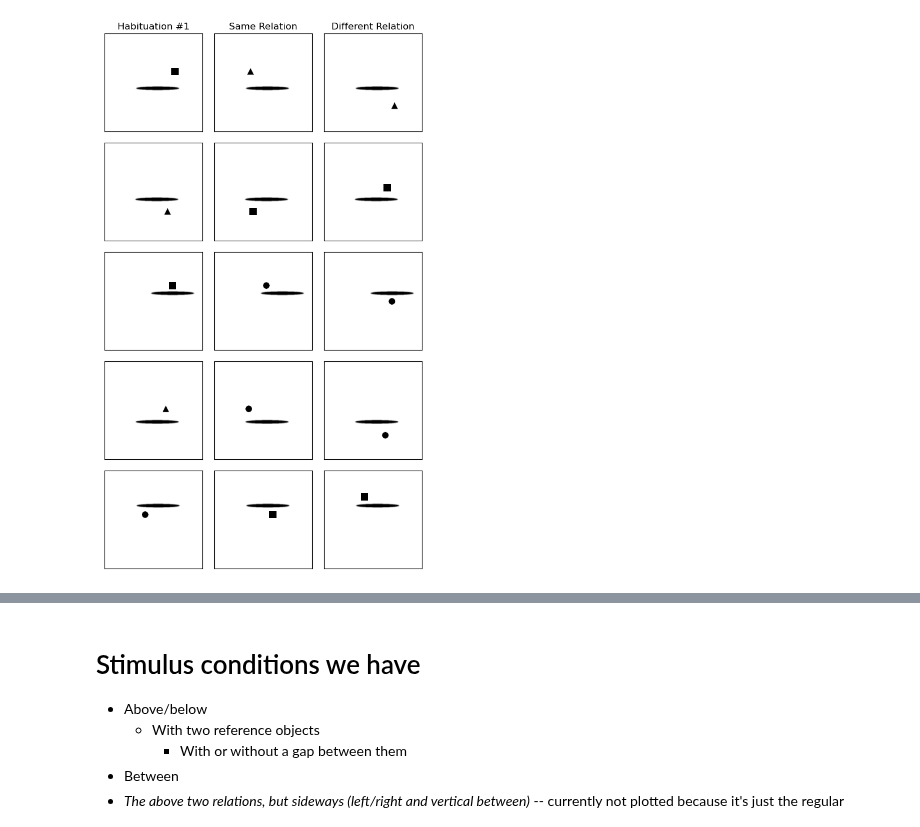
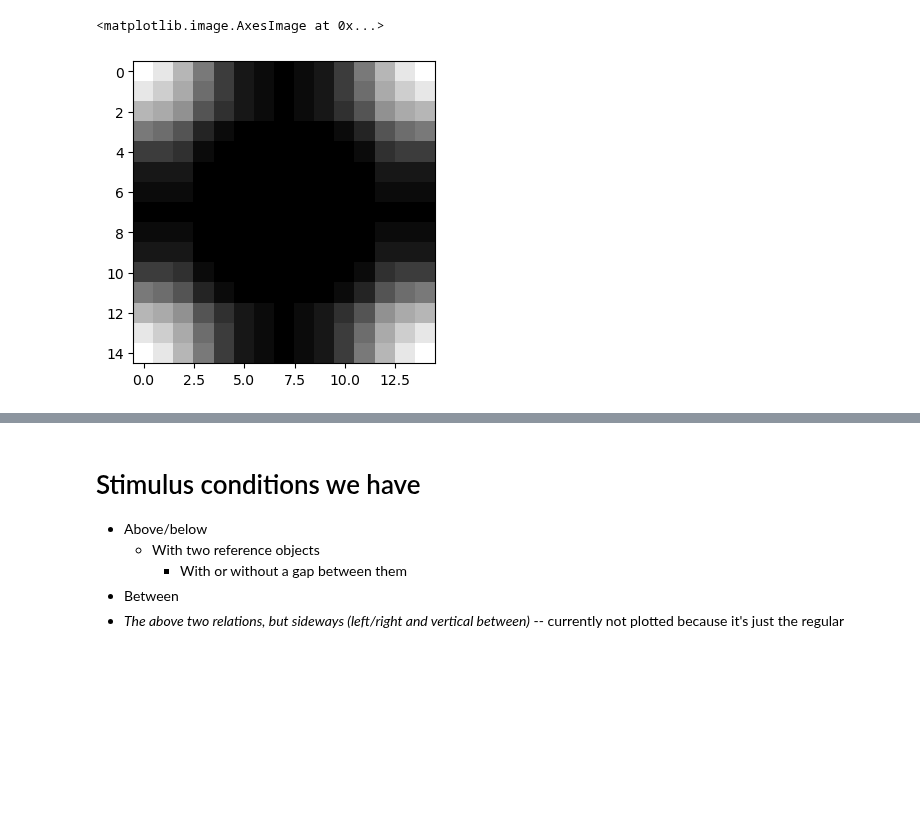
Before and after one commit to guydav/simple-relational-reasoning, a Jupyter notebook: notebooks/QuinnEmbeddingDebugging.ipynb, the cells around one changed output, grey strips where cells are left out. Saved outputs shown, nothing was run; the diff lists cells and outputs as text; code cells hidden in the pictures; blank space fills up the shorter version.

```diff
--- a/notebooks/QuinnEmbeddingDebugging.ipynb
+++ b/notebooks/QuinnEmbeddingDebugging.ipynb
@@ -175,14 +177,15 @@ else:
 # %%
 terminal_reference = torch.load('/Users/guydavidson/projects/simple-relational-reasoning/temp/split_text_ref.dat')
 terminal_targets = torch.load('/Users/guydavidson/projects/simple-relational-reasoning/temp/split_text_targets.dat')
 
 # plt.imshow(stimulus_generator.reference_arr.permute(1, 2, 0).numpy())
-# plt.imshow(stimulus_generator.targets_arrs[0].permute(1, 2, 0).numpy())
+plt.imshow(stimulus_generator.targets_arrs[0].permute(1, 2, 0).numpy())
 # plt.imshow(terminal_reference.permute(1, 2, 0).numpy())
-triplets = triplet_generator(10, normalize=False)
-plot_triplets(triplets[:5])
+# triplets = triplet_generator(10, normalize=False)
+# plot_triplets(triplets[:5])
 # %% [output]
+<matplotlib.image.AxesImage at 0x...>
-[figure, old version]
+[figure, new version]
 # %%
 model = build_model('mobilenet', device=device, pretrained=True)
 
```
Also changed, not shown: parts of 3 cells of this notebook, 1 other file.
